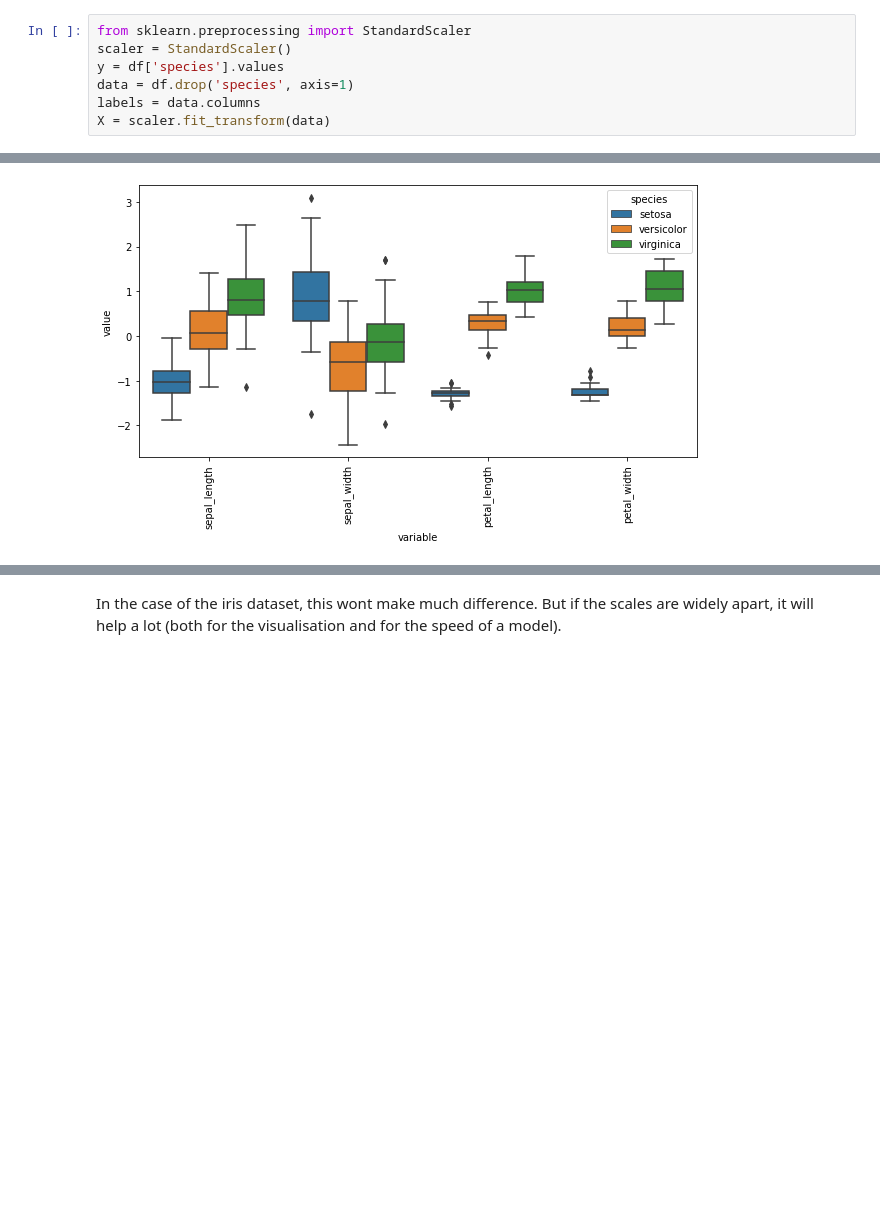
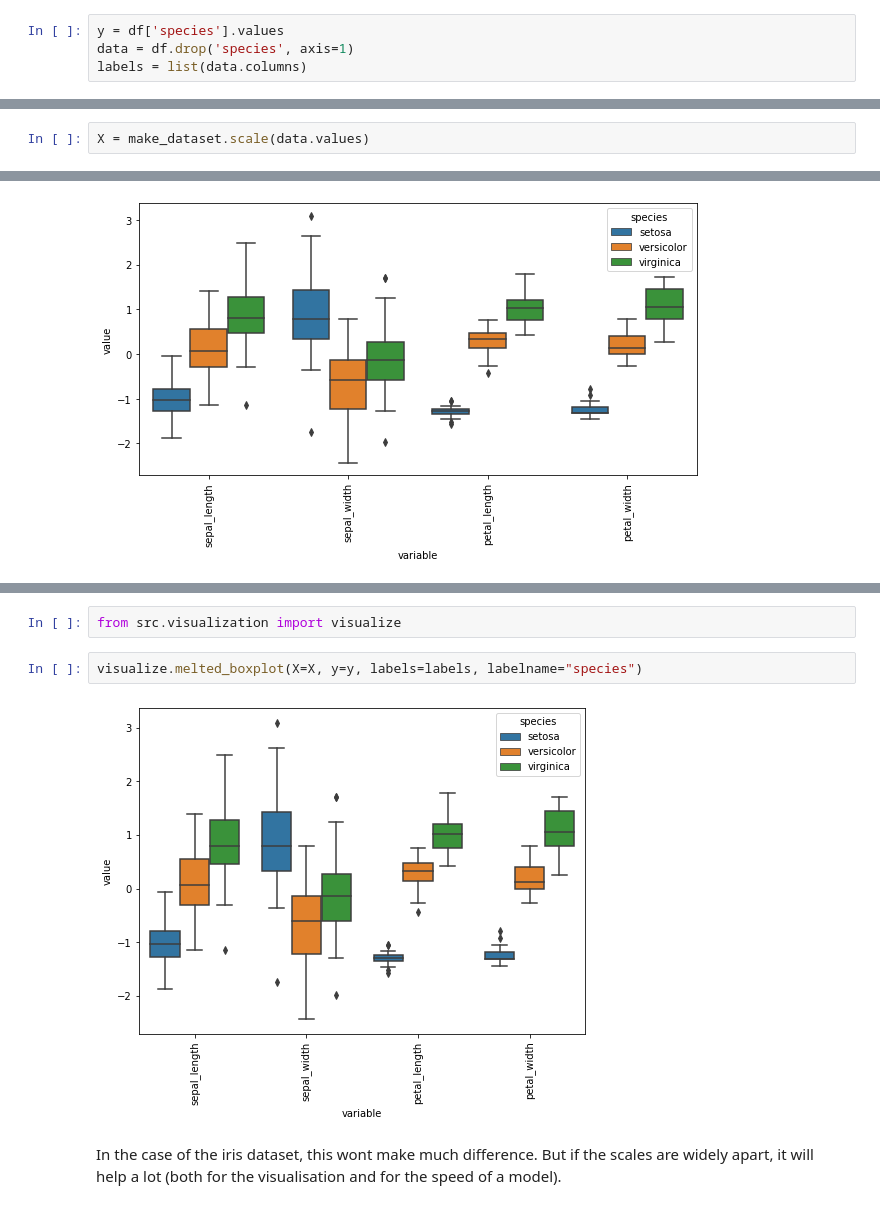
Before and after one commit to Lenkus1/ml-21, a Jupyter notebook: 1-pipelines/notebooks/lesson1.ipynb, the cells around one changed output, grey strips where cells are left out. Saved outputs shown, nothing was run; the diff lists cells and outputs as text; blank space fills up the shorter version.

```diff
--- a/1-pipelines/notebooks/lesson1.ipynb
+++ b/1-pipelines/notebooks/lesson1.ipynb
@@ -154,9 +181,6 @@ Where $\mu$ is the mean value of the dataset and $\sigma$ the standard deviation
 
 This is implemented as a [standardscaler](https://scikit-learn.org/stable/modules/generated/sklearn.preprocessing.StandardScaler.html) in sklearn
 # %%
-from sklearn.preprocessing import StandardScaler
-scaler = StandardScaler()
 y = df['species'].values
 data = df.drop('species', axis=1)
-labels = data.columns
-X = scaler.fit_transform(data)
+labels = list(data.columns)
@@ -166,0 +202,2 @@ numpy.ndarray
+# %%
+X = make_dataset.scale(data.values)
@@ -190,3 +238,9 @@ sns.boxplot(data = p, x = 'variable', y='value', hue='species')
+# %%
+from src.visualization import visualize
+# %%
+visualize.melted_boxplot(X=X, y=y, labels=labels, labelname="species")
+# %% [output]
+[figure, added]
 # %% [markdown]
 In the case of the iris dataset, this wont make much difference. But if the scales are widely apart, it will help a lot (both for the visualisation and for the speed of a model).
 # %% [markdown]
```
Also changed, not shown: parts of 31 cells of this notebook.
